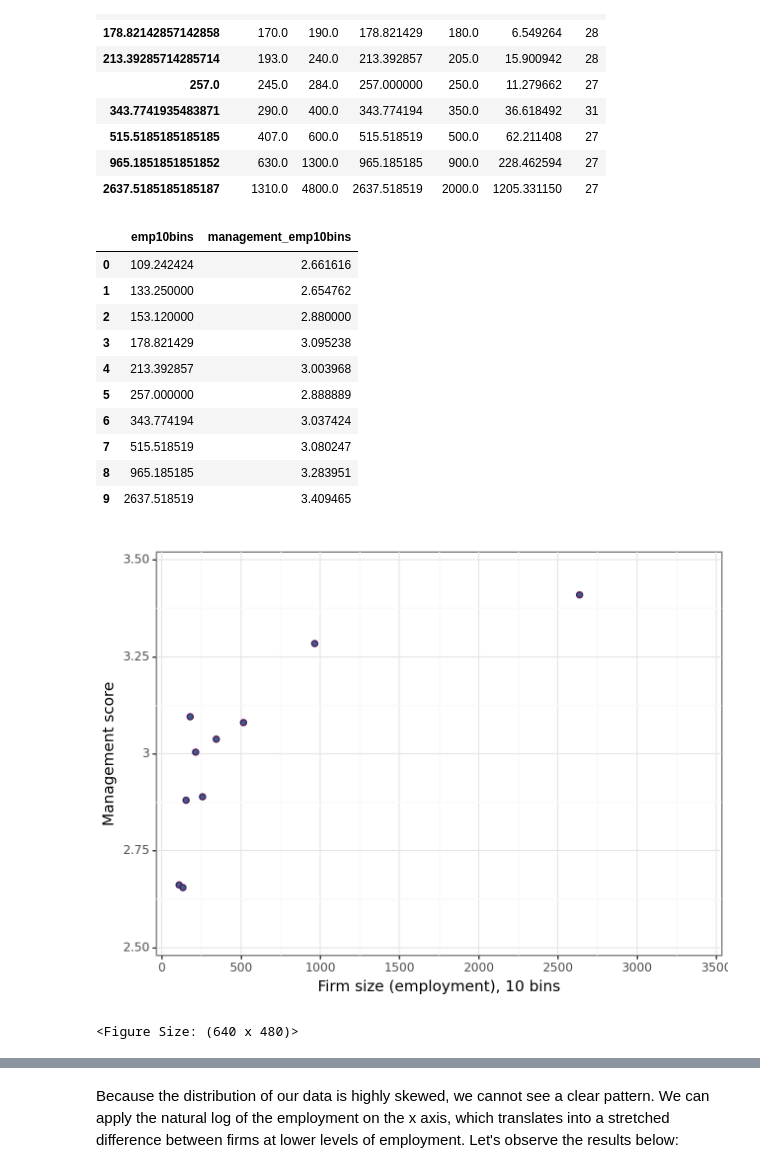
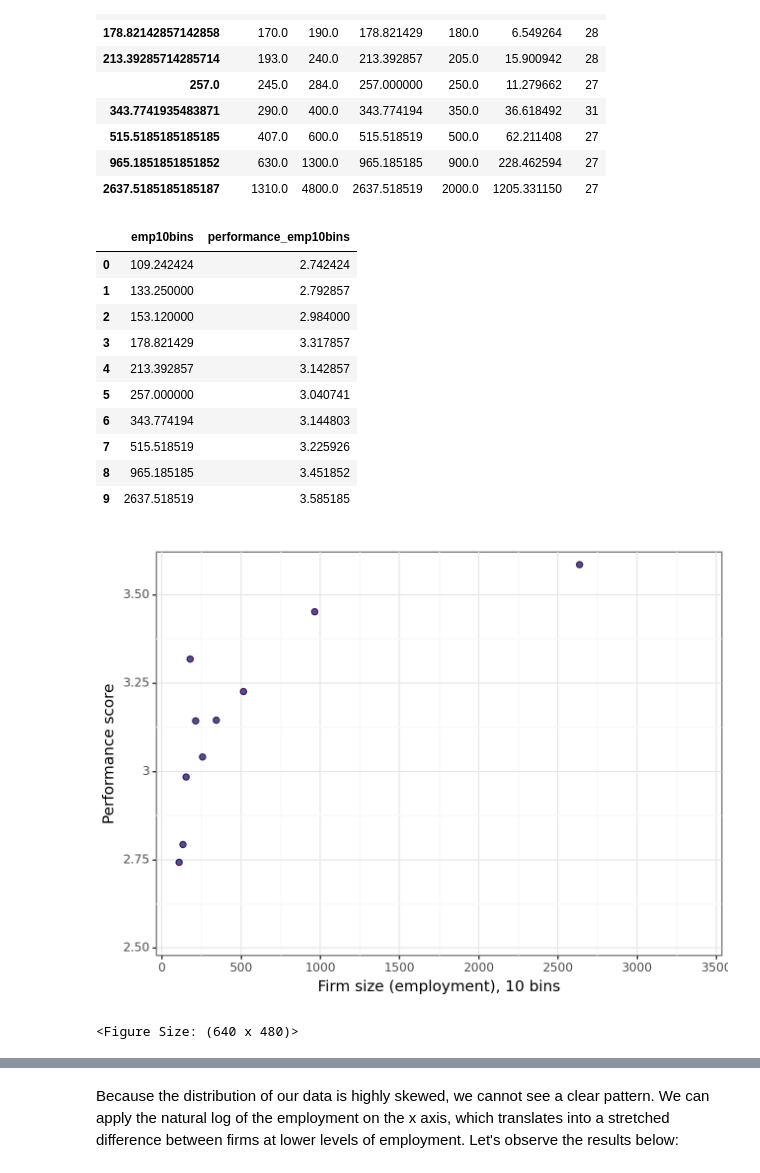
Before and after one commit to felipesebben/bk_data_analysis_studies, a Jupyter notebook: da_data_exercises/ch04-comparison_correlation/03-wms_management_ex2/03_wms_management_ex2.ipynb, the cells around one changed output, grey strips where cells are left out. Cells and saved outputs as stored; diff of their text form; code cells hidden in the pictures.

```diff
--- a/da_data_exercises/ch04-comparison_correlation/03-wms_management_ex2/03_wms_management_ex2.ipynb
+++ b/da_data_exercises/ch04-comparison_correlation/03-wms_management_ex2/03_wms_management_ex2.ipynb
@@ -562,32 +505,32 @@ df.filter(["emp_firm", "emp10bins"]).groupby("emp10bins").agg(
 | 2637.5185185185187 | 1310.0 | 4800.0 | 2637.518519 | 2000.0 | 1205.331150 | 27 |
 # %%
 # Return variables by mean
-df1 = df.groupby("emp10bins").agg(management_emp10bins=("management", "mean")).reset_index()
+df1 = df.groupby("emp10bins").agg(performance_emp10bins=("performance", "mean")).reset_index()
 df1
 # %% [output]
-|  | emp10bins | management_emp10bins |
-| 0 | 109.242424 | 2.661616 |
-| 1 | 133.250000 | 2.654762 |
-| 2 | 153.120000 | 2.880000 |
-| 3 | 178.821429 | 3.095238 |
-| 4 | 213.392857 | 3.003968 |
-| 5 | 257.000000 | 2.888889 |
-| 6 | 343.774194 | 3.037424 |
-| 7 | 515.518519 | 3.080247 |
-| 8 | 965.185185 | 3.283951 |
-| 9 | 2637.518519 | 3.409465 |
+|  | emp10bins | performance_emp10bins |
+| 0 | 109.242424 | 2.742424 |
+| 1 | 133.250000 | 2.792857 |
+| 2 | 153.120000 | 2.984000 |
+| 3 | 178.821429 | 3.317857 |
+| 4 | 213.392857 | 3.142857 |
+| 5 | 257.000000 | 3.040741 |
+| 6 | 343.774194 | 3.144803 |
+| 7 | 515.518519 | 3.225926 |
+| 8 | 965.185185 | 3.451852 |
+| 9 | 2637.518519 | 3.585185 |
 # %%
-df1 = df1[["emp10bins", "management_emp10bins"]].astype("float64")
+df1 = df1[["emp10bins", "performance_emp10bins"]].astype("float64")
 # %%
-ggplot(df1, aes(x="emp10bins", y="management_emp10bins")) + geom_point(
+ggplot(df1, aes(x="emp10bins", y="performance_emp10bins")) + geom_point(
     size=2, color=color[2], fill=color[0], alpha=0.8, na_rm=True
 ) + scale_y_continuous(
-    expand=(0.01, 0.01), limits=(2.5, 3.5), breaks=seq(2.5, 3.6, by=0.25)
+    expand=(0.01, 0.01), limits=(2.5, 3.6), breaks=seq(2.5, 3.8, by=0.25)
 ) + scale_x_continuous(
     expand=(0.01, 0.01), limits=(0, 3500), breaks=seq(0, 3501, by=500)
 ) + labs(
-    x="Firm size (employment), 10 bins", y="Management score"
+    x="Firm size (employment), 10 bins", y="Performance score"
 ) + theme_bw()
 # %% [output]
-[figure, old version]
+[figure, new version]
 <Figure Size: (640 x 480)>
```
Also changed, not shown: parts of 46 cells of this notebook, 1 other file.
